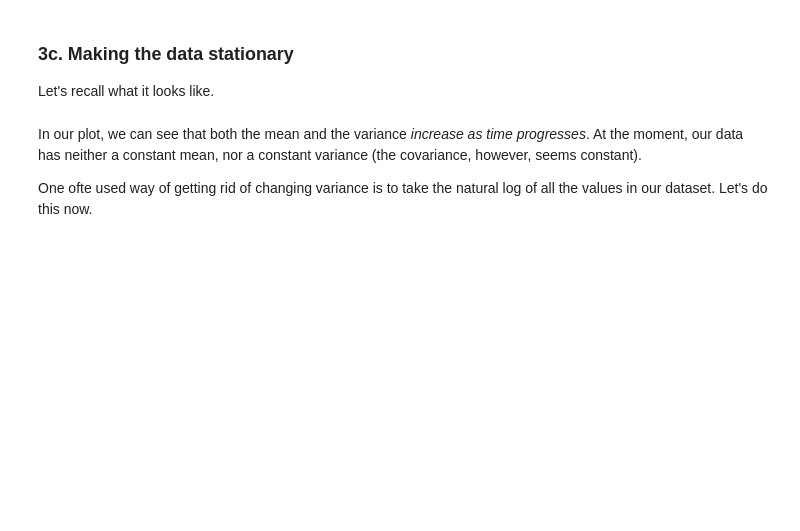
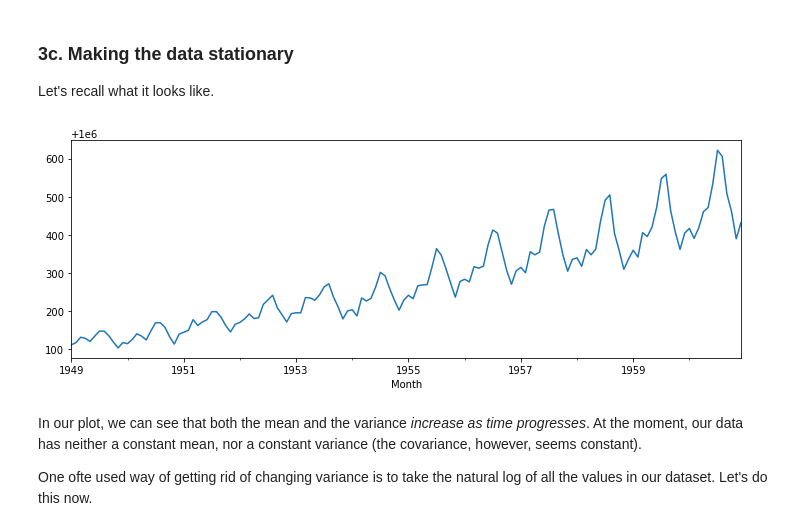
Before and after one commit to cabruck/DataScienceTimeSeriesCigarettes, a Jupyter notebook: Cowboy Cigarettes Case Study - Tier 3.ipynb, the cells around one changed output. Drawn from its saved outputs; the diff is of its cells as text; code cells hidden in the pictures; blank space fills up the shorter version.

```diff
--- a/Cowboy Cigarettes Case Study - Tier 3.ipynb
+++ b/Cowboy Cigarettes Case Study - Tier 3.ipynb
@@ -202,3 +334,8 @@ _ _ _
+# %%
+# "it" ?  Maybe it means the original data???
+y.plot(figsize = (12,4));
+# %% [output]
+[figure, added]
 # %% [markdown]
 In our plot, we can see that both the mean and the variance *increase as time progresses*. At the moment, our data has neither a constant mean, nor a constant variance (the covariance, however, seems constant).
 
```
Also changed, not shown: parts of 69 cells of this notebook, 2 other files.
